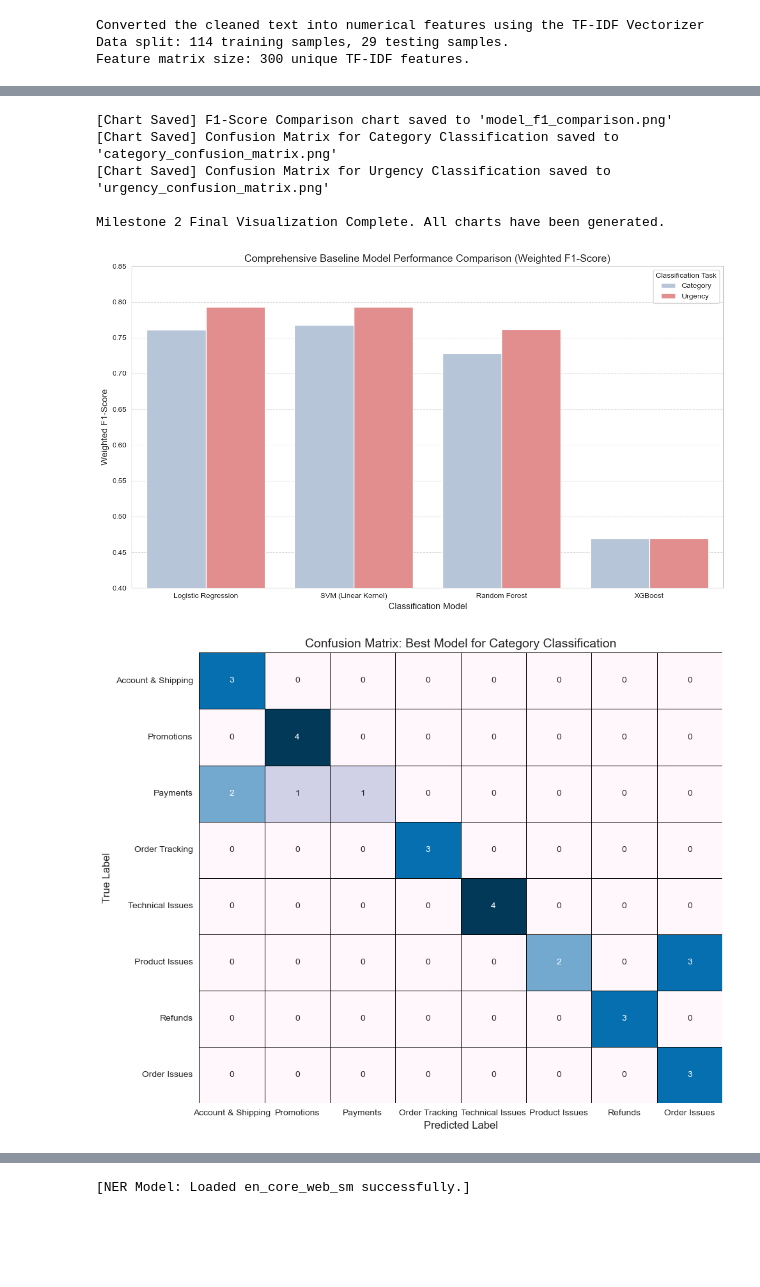
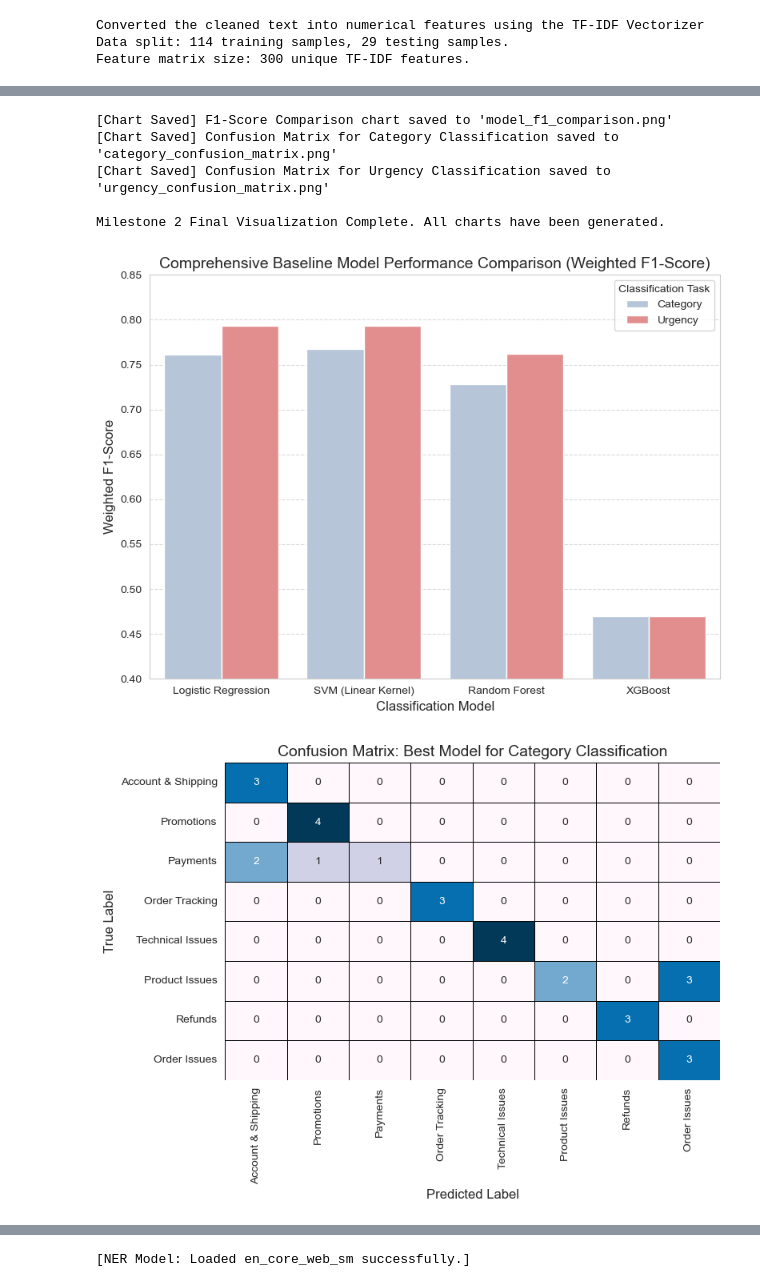
Before and after one commit to Anamika74/AI-Powered-Ticket-Creation-and-Categorization-from-User-Input, a Jupyter notebook: Team 1 Dataset/milestone_02.ipynb, the cells around one changed output, grey strips where cells are left out. Drawn from its saved outputs; the diff is of its cells as text; code cells hidden in the pictures; blank space fills up the shorter version.

Commit message:
Milestone 1 & 2 Complete: Trained Topic/Priority/NER models and generated evaluation charts

```diff
--- a/Team 1 Dataset/milestone_02.ipynb
+++ b/Team 1 Dataset/milestone_02.ipynb
@@ -226,17 +207,18 @@ def plot_f1_comparison(results_cat, results_urg, plot_filename='model_f1_compari
     """Generates a bar chart comparing F1 scores across models for both Category and Urgency."""
 
     # Combine the results into a DataFrame for easy plotting
-    df_cat = pd.DataFrame({'Model': results_cat.keys(), 'F1_Score': results_cat.values(), 'Task': 'Category'})
-    df_urg = pd.DataFrame({'Model': results_urg.keys(), 'F1_Score': results_urg.values(), 'Task': 'Urgency'})
-    df_combined = pd.concat([df_cat, df_urg])
+    df_cat = pd.DataFrame({'Model': list(results_cat.keys()), 'F1_Score': list(results_cat.values()), 'Task': 'Category'})
+    df_urg = pd.DataFrame({'Model': list(results_urg.keys()), 'F1_Score': list(results_urg.values()), 'Task': 'Urgency'})
+    df_combined = pd.concat([df_cat, df_urg], ignore_index=True)
 
-    plt.figure(figsize=(12, 7))
+    plt.figure(figsize=(8, 6))
+    # Pass the palette variable (dict or list) directly, not its name as a string
     barplot = sns.barplot(
         x='Model',
         y='F1_Score',
         hue='Task',
         data=df_combined,
-        palette='AESTHETIC_PALETTE'
+        palette=AESTHETIC_PALETTE
     )
 
     plt.ylim(0.4, 0.85)
@@ -256,7 +238,7 @@ def plot_confusion_matrix(cm, class_names, task_name, plot_filename):
 
     df_cm = pd.DataFrame(cm, index=class_names, columns=class_names)
 
-    plt.figure(figsize=(10, 8))
+    plt.figure(figsize=(8, 6))
     sns.heatmap(
         df_cm,
         annot=True,
@@ -278,32 +260,32 @@ def plot_confusion_matrix(cm, class_names, task_name, plot_filename):
 
 # --- 4. Execution and Visualization ---
 # --- ASSUMING THE FOLLOWING RESULTS DICTIONARIES ARE AVAILABLE ---
 # Based on the output of the previous runs (you would normally get these dynamically)
 category_results = {
     "Logistic Regression": 0.7608, "SVM (Linear Kernel)": 0.7677,
     "Random Forest": 0.7279, "XGBoost": 0.4695
 }
 urgency_results = {
     "Logistic Regression": 0.7931, "SVM (Linear Kernel)": 0.7931,
     "Random Forest": 0.7619, "XGBoost": 0.4695
 }
 # -----------------------------------------------------------------
 
 
 # A. Plot the combined F1-Score comparison
 plot_f1_comparison(category_results, urgency_results)
 
 # B. Plot the two Confusion Matrices
 # (cat_cm and urg_cm were returned by the train_and_compare_models calls)
 plot_confusion_matrix(cat_cm, le_cat_classes, "Category Classification", "category_confusion_matrix.png")
 plot_confusion_matrix(urg_cm, le_urg_classes, "Urgency Classification", "urgency_confusion_matrix.png")
 
 print("\nMilestone 2 Final Visualization Complete. All charts have been generated.")
 # %% [output]
 [Chart Saved] F1-Score Comparison chart saved to 'model_f1_comparison.png'
 [Chart Saved] Confusion Matrix for Category Classification saved to 'category_confusion_matrix.png'
 [Chart Saved] Confusion Matrix for Urgency Classification saved to 'urgency_confusion_matrix.png'
 
 Milestone 2 Final Visualization Complete. All charts have been generated.
-[figure, old version]
+[figure, new version]
-[figure, old version]
+[figure, new version]
```
Also changed, not shown: parts of 3 cells of this notebook, 27 other files.
